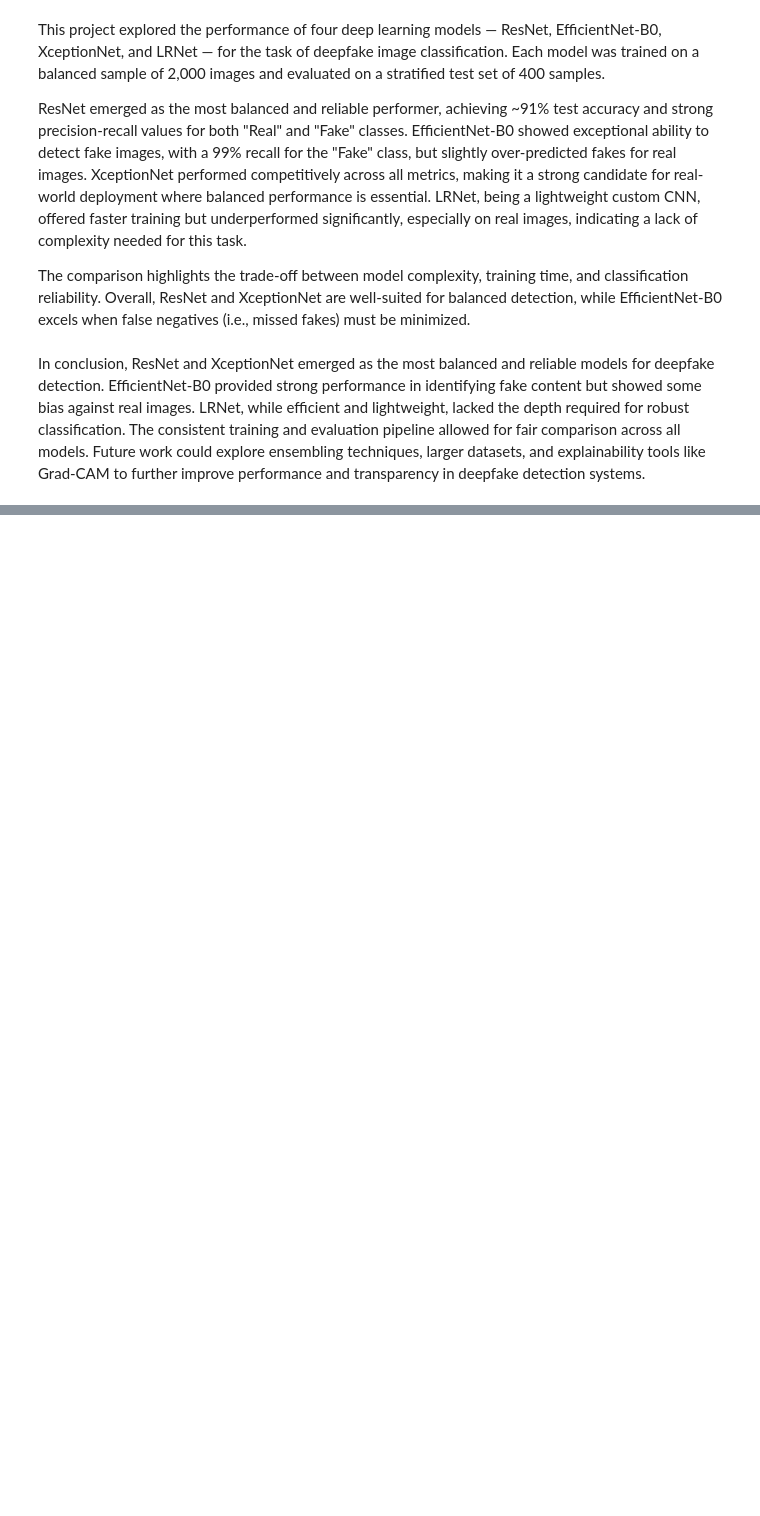
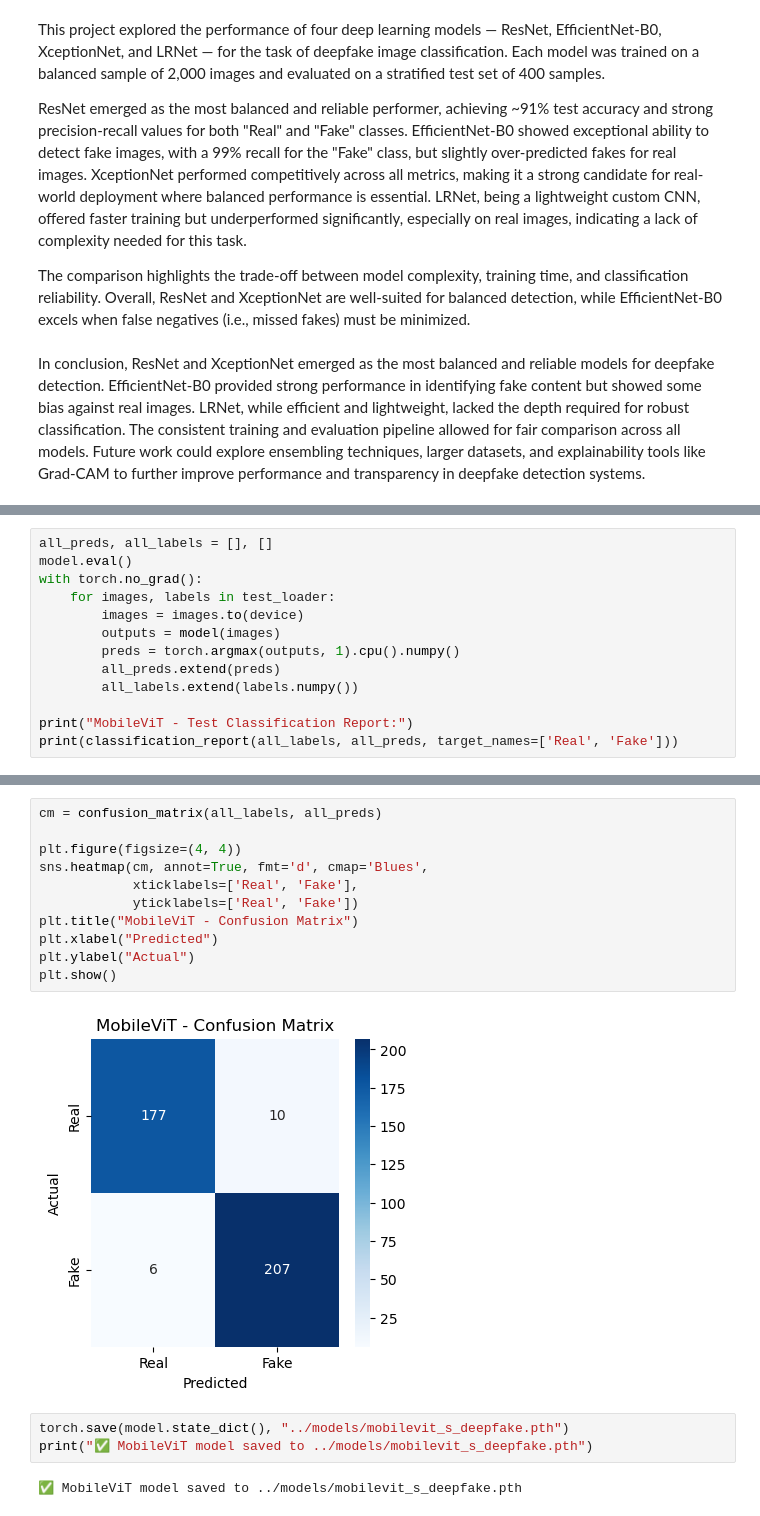
Before and after one commit to HarshithReddy-Audipudi/deep-fake-detection-IML, a Jupyter notebook: notebooks/deepfake_training.ipynb, the cells around one changed output, grey strips where cells are left out. Drawn from its saved outputs; the diff is of its cells as text; blank space fills up the shorter version.

```diff
--- a/notebooks/deepfake_training.ipynb
+++ b/notebooks/deepfake_training.ipynb
@@ -718,0 +799,13 @@ In conclusion, ResNet and XceptionNet emerged as the most balanced and reliable
+# %%
+all_preds, all_labels = [], []
+model.eval()
+with torch.no_grad():
+    for images, labels in test_loader:
+        images = images.to(device)
+        outputs = model(images)
+        preds = torch.argmax(outputs, 1).cpu().numpy()
+        all_preds.extend(preds)
+        all_labels.extend(labels.numpy())
+
+print("MobileViT - Test Classification Report:")
+print(classification_report(all_labels, all_preds, target_names=['Real', 'Fake']))
@@ -718,0 +822,18 @@ In conclusion, ResNet and XceptionNet emerged as the most balanced and reliable
+# %%
+cm = confusion_matrix(all_labels, all_preds)
+
+plt.figure(figsize=(4, 4))
+sns.heatmap(cm, annot=True, fmt='d', cmap='Blues',
+            xticklabels=['Real', 'Fake'],
+            yticklabels=['Real', 'Fake'])
+plt.title("MobileViT - Confusion Matrix")
+plt.xlabel("Predicted")
+plt.ylabel("Actual")
+plt.show()
+# %% [output]
+[figure, added]
+# %%
+torch.save(model.state_dict(), "../models/mobilevit_s_deepfake.pth")
+print("✅ MobileViT model saved to ../models/mobilevit_s_deepfake.pth")
+# %% [output]
+✅ MobileViT model saved to ../models/mobilevit_s_deepfake.pth
```
Also changed, not shown: parts of 25 cells of this notebook, 2 other files.
